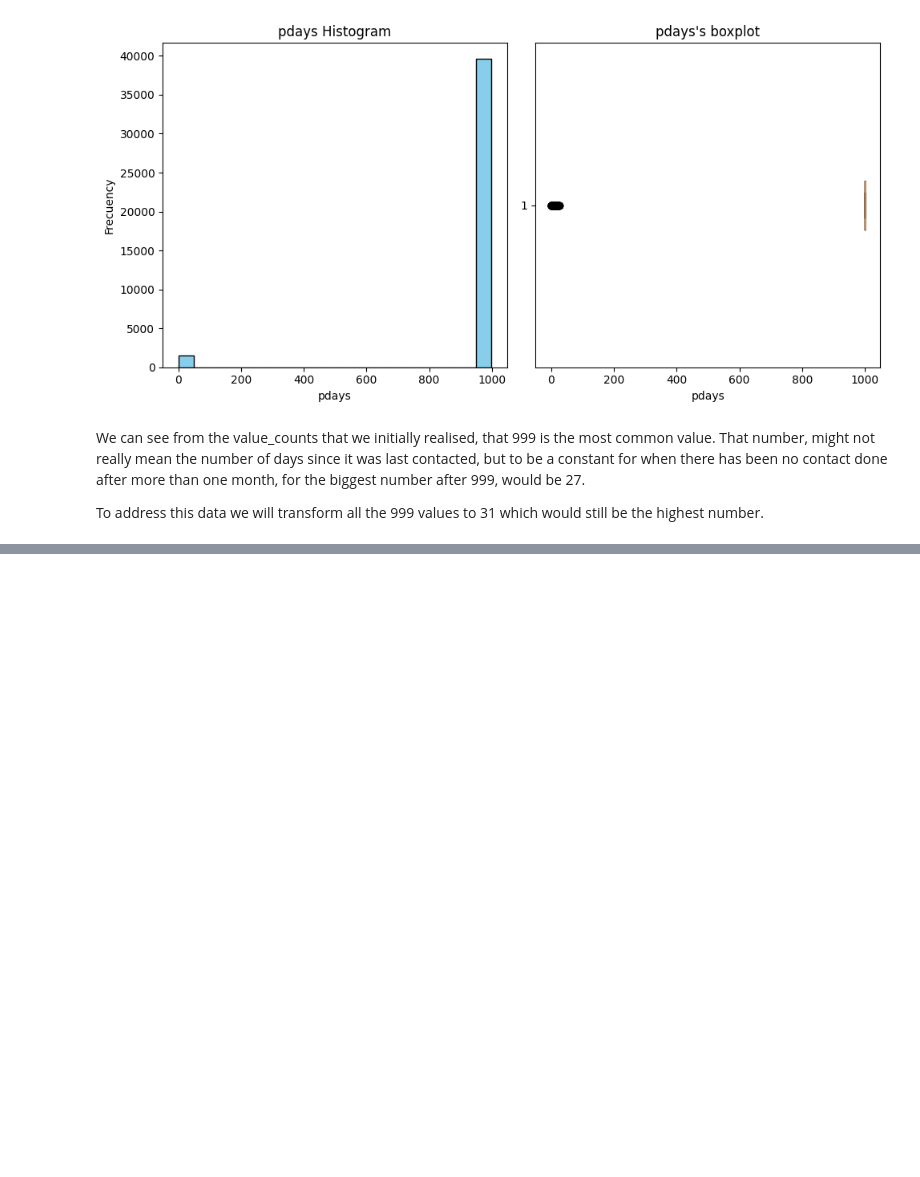
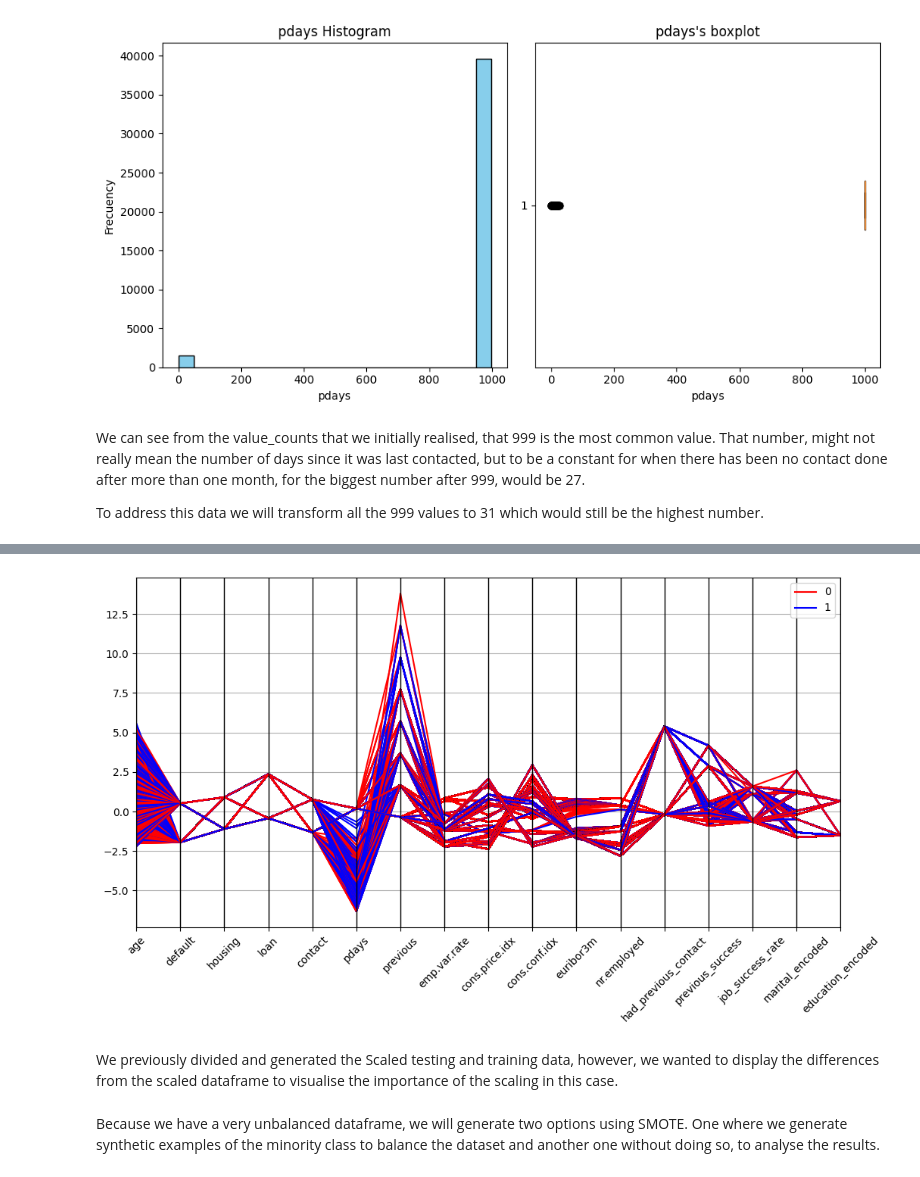
Before and after one commit to GuillePrograma94/ML-Exercise, a Jupyter notebook: src/explore.ipynb, the cells around one changed output, grey strips where cells are left out. Saved outputs shown, nothing was run; the diff lists cells and outputs as text; code cells hidden in the pictures; blank space fills up the shorter version.

```diff
--- a/src/explore.ipynb
+++ b/src/explore.ipynb
@@ -922,0 +1115,13 @@ PENDIENTE COMPROBAR CORRELACIONES VIFF Y HACER EL ML.
+# %%
+data_sc = pd.DataFrame(data=StandardScaler().fit_transform(df.drop(['y'], axis=1)), columns=df.columns[:-1])
+data_sc['y'] = df.y
+plt.figure(figsize=(12, 6))
+pd.plotting.parallel_coordinates(data_sc, 'y', color=['red', 'blue'])
+plt.xticks(rotation=45)
+plt.show()
+# %% [output]
+[figure, added]
+# %% [markdown]
+We previously divided and generated the Scaled testing and training data, however, we wanted to display the differences from the scaled dataframe to visualise the importance of the scaling in this case.
+# %% [markdown]
+Because we have a very unbalanced dataframe, we will generate two options using SMOTE. One where we generate synthetic examples of the minority class to balance the dataset and another one without doing so, to analyse the results.
```
Also changed, not shown: parts of 71 cells of this notebook, 1 other file.
